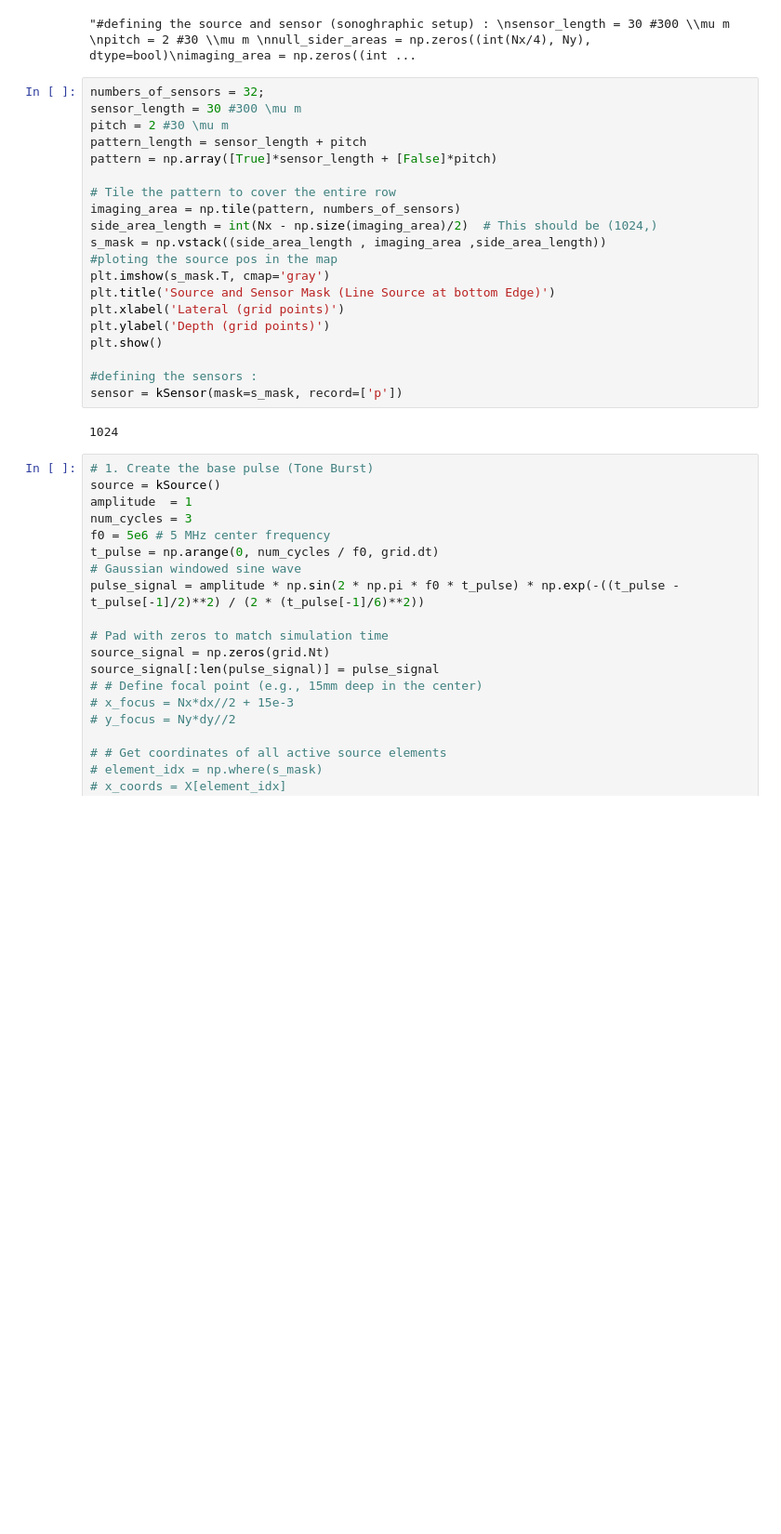
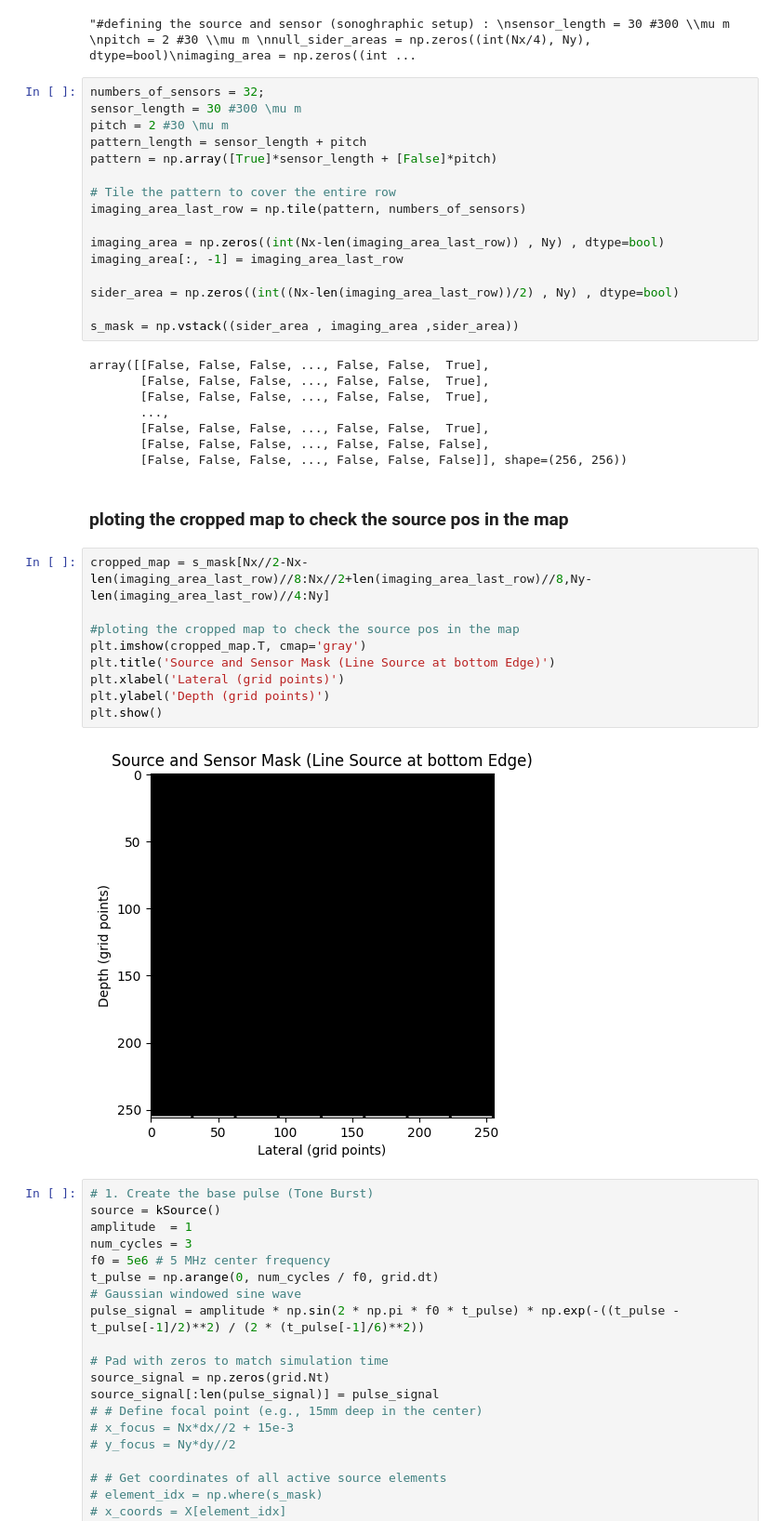
Before and after one commit to aliradameli/kwave-Breast-Tissue-Modeling, a Jupyter notebook: Tissue_Simulation.ipynb, the cells around one changed output. Shown at 93% size. Drawn from its saved outputs; the diff is of its cells as text; blank space fills up the shorter version.

Commit message:
fixing the sensor mask and plotting the source position in the map

```diff
--- a/Tissue_Simulation.ipynb
+++ b/Tissue_Simulation.ipynb
@@ -308,20 +308,35 @@ pattern_length = sensor_length + pitch
 pattern = np.array([True]*sensor_length + [False]*pitch)
 
 # Tile the pattern to cover the entire row
-imaging_area = np.tile(pattern, numbers_of_sensors)
-side_area_length = int(Nx - np.size(imaging_area)/2)  # This should be (1024,)
-s_mask = np.vstack((side_area_length , imaging_area ,side_area_length))
-#ploting the source pos in the map
-plt.imshow(s_mask.T, cmap='gray')
-plt.title('Source and Sensor Mask (Line Source at bottom Edge)')
-plt.xlabel('Lateral (grid points)')
-plt.ylabel('Depth (grid points)')
-plt.show()
+imaging_area_last_row = np.tile(pattern, numbers_of_sensors)
 
-#defining the sensors :
-sensor = kSensor(mask=s_mask, record=['p'])
+imaging_area = np.zeros((int(Nx-len(imaging_area_last_row)) , Ny) , dtype=bool)
+imaging_area[:, -1] = imaging_area_last_row
+
+sider_area = np.zeros((int((Nx-len(imaging_area_last_row))/2) , Ny) , dtype=bool)
+
+s_mask = np.vstack((sider_area , imaging_area ,sider_area))
 # %% [output]
-1024
+array([[False, False, False, ..., False, False,  True],
+       [False, False, False, ..., False, False,  True],
+       [False, False, False, ..., False, False,  True],
+       ...,
+       [False, False, False, ..., False, False,  True],
+       [False, False, False, ..., False, False, False],
+       [False, False, False, ..., False, False, False]], shape=(256, 256))
+# %% [markdown]
+### ploting the cropped map to check the source pos in the map
+# %%
+cropped_map = s_mask[Nx//2-Nx-len(imaging_area_last_row)//8:Nx//2+len(imaging_area_last_row)//8,Ny-len(imaging_area_last_row)//4:Ny]
+
+#ploting the cropped map to check the source pos in the map
+plt.imshow(cropped_map.T, cmap='gray')
+plt.title('Source and Sensor Mask (Line Source at bottom Edge)')
+plt.xlabel('Lateral (grid points)')
+plt.ylabel('Depth (grid points)')
+plt.show()
+# %% [output]
+[figure, added]
 # %%
 # 1. Create the base pulse (Tone Burst)
 source = kSource()
```
